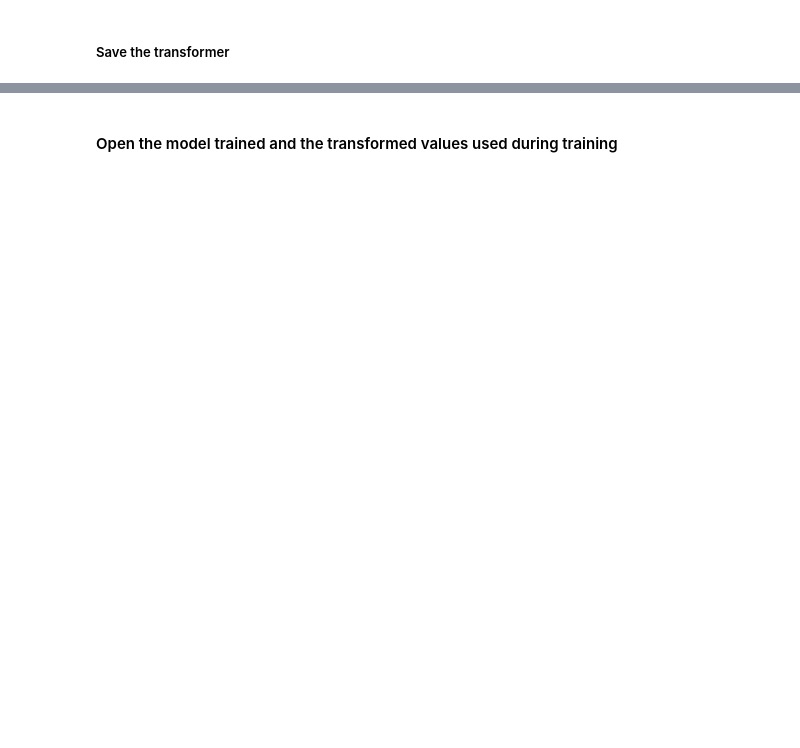
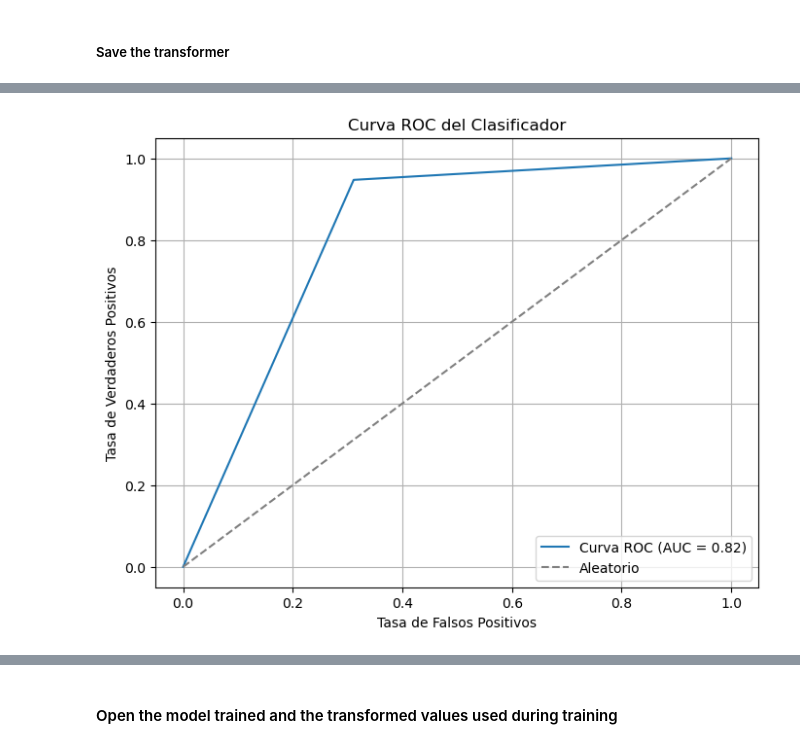
Before and after one commit to ErikaMelt/hotel_reviews_nltk, a Jupyter notebook: hotel_review_nltk.ipynb, the cells around one changed output, grey strips where cells are left out. Saved outputs shown, nothing was run; the diff lists cells and outputs as text; code cells hidden in the pictures; blank space fills up the shorter version.

```diff
--- a/hotel_review_nltk.ipynb
+++ b/hotel_review_nltk.ipynb
@@ -292,29 +382,6 @@ acc
 best_model = XGBClassifier(random_state=42)
 best_model.fit(train_tfid_matrix, y_train_encoded)
 pred = best_model.predict(test_tfid_matrix)
-# %%
-""" def objective(trial):
-    params = {
-        'n_estimators': trial.suggest_int('n_estimators', 100, 1000),
-        'learning_rate': trial.suggest_loguniform('learning_rate', 0.001, 0.1),
-        'max_depth': trial.suggest_int('max_depth', 3, 10)
-    }
-
-    model = XGBClassifier(random_state=42, **params)
-    model.fit(train_tfid_matrix, y_train_encoded)
-
-    y_pred = model.predict(test_tfid_matrix)
-    accuracy = accuracy_score(y_test_encoded, y_pred)
-    return accuracy
-
-study = optuna.create_study(direction='maximize')
-study.optimize(objective, n_trials=5)
-
-best_params = study.best_params
-best_model = XGBClassifier(random_state=42, **{f'xgb_{key}': value for key, value in best_params.items()})
-best_model.fit(train_tfid_matrix, y_train_encoded)
-
-pred = best_model.predict(test_tfid_matrix) """
 # %%
 import seaborn as sns
 import matplotlib.pyplot as plt
@@ -331,3 +415,22 @@ plt.show()
+# %%
+from sklearn.metrics import roc_curve, auc
+import matplotlib.pyplot as plt
+
+fpr, tpr, _ = roc_curve(y_test_encoded, pred)  # Calcular la tasa de falsos positivos (FPR) y la tasa de verdaderos positivos (TPR)
+roc_auc = auc(fpr, tpr)  # Calcular el área bajo la curva (AUC)
+
+# Graficar la curva ROC
+plt.figure(figsize=(8, 6))
+plt.plot(fpr, tpr, label=f'Curva ROC (AUC = {roc_auc:.2f})')
+plt.plot([0, 1], [0, 1], linestyle='--', color='gray', label='Aleatorio')
+plt.xlabel('Tasa de Falsos Positivos')
+plt.ylabel('Tasa de Verdaderos Positivos')
+plt.title('Curva ROC del Clasificador')
+plt.legend(loc='lower right')
+plt.grid(True)
+plt.show()
+# %% [output]
+[figure, added]
 # %%
 import scikitplot as skplt
 
```
Also changed, not shown: parts of 47 cells of this notebook, 6 other files.
